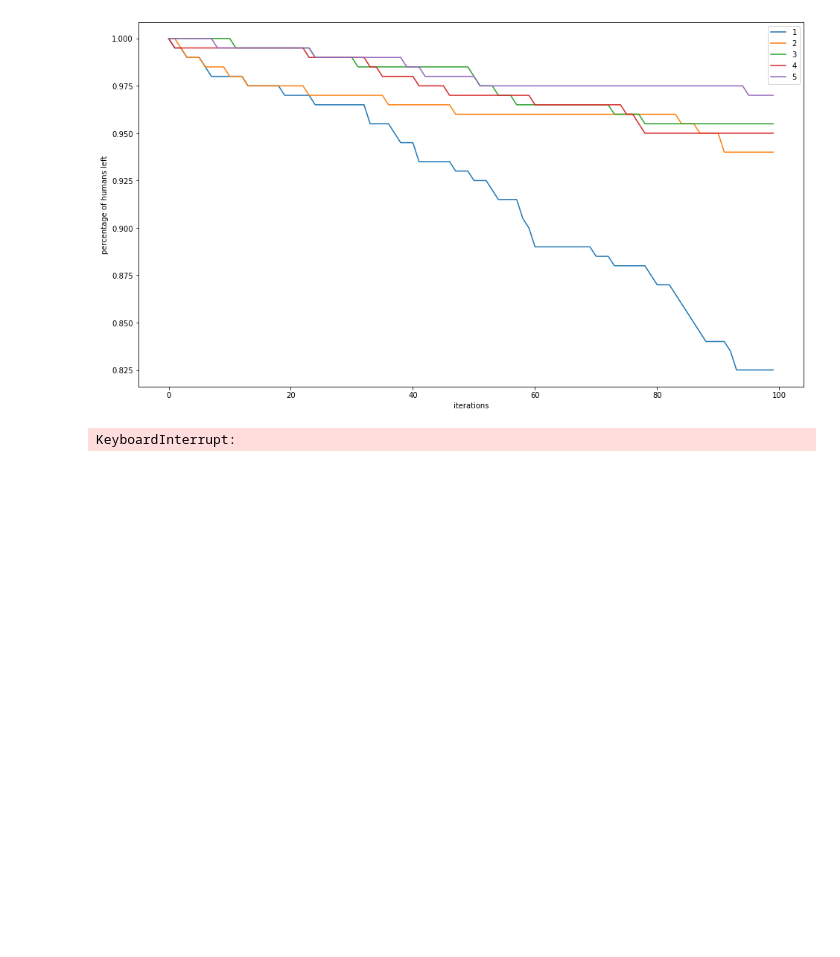
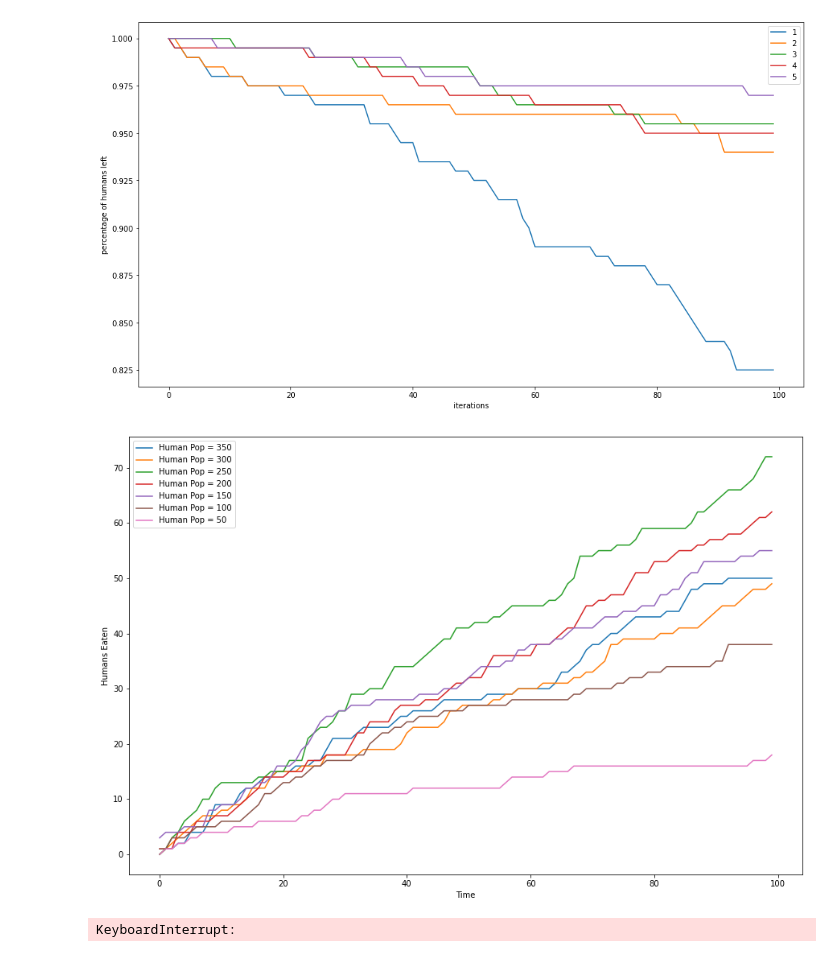
Before and after one commit to AriAtari/zombie_alpaca, a Jupyter notebook: zombie_model_plot.ipynb, the cells around one changed output. Saved outputs shown, nothing was run; the diff lists cells and outputs as text; code cells hidden in the pictures; blank space fills up the shorter version.

```diff
--- a/zombie_model_plot.ipynb
+++ b/zombie_model_plot.ipynb
@@ -49,6 +49,53 @@ for ch in chance:
     plt.legend()
 # %% [output]
 [figure]
+# %%
+import numpy as np
+import matplotlib.pyplot as plt
+import time
+from IPython.display import display, clear_output
+
+# Importing necessary classes to run simulation
+from zombie_model import human, zombie, alpacalypse
+
+np.random.seed(123456789)
+
+hpops = [350,300,250,200,150,100,50]
+
+plt.figure(figsize = (15,10))
+
+for num in range(7):
+
+    my_alpaca = alpacalypse(width = 200 , height = 200)
+
+    for p in range(hpops[num]):
+        my_alpaca.humans.append(
+            human(base_chance_of_survival = 0)
+        )
+    for p in range(400-hpops[num]):
+        my_alpaca.zombies.append(
+            zombie(smell_radius = 0)
+        )
+
+    my_alpaca._all_entities = [*my_alpaca.humans, *my_alpaca.zombies]
+
+    for hum in my_alpaca.humans:
+        hum.place_at([np.random.randint(low = 0, high = my_alpaca.width),np.random.randint(low = 0, high = my_alpaca.height)])
+
+    for zom in my_alpaca.zombies:
+        zom.place_at([np.random.randint(low = 0, high = my_alpaca.width),np.random.randint(low = 0, high = my_alpaca.height)])
+
+    for i in range(100):
+        my_alpaca.evolve()
+
+    humans_eaten = hpops[num] - np.array(my_alpaca.human_count)
+
+    plt.plot(range(100),humans_eaten,label = "Human Pop = {}".format(hpops[num]))
+    plt.xlabel('Time')
+    plt.ylabel("Humans Eaten")
+    plt.legend()
+# %% [output]
+[figure, added]
 # %%
 start = time.time()
 times = []
```
